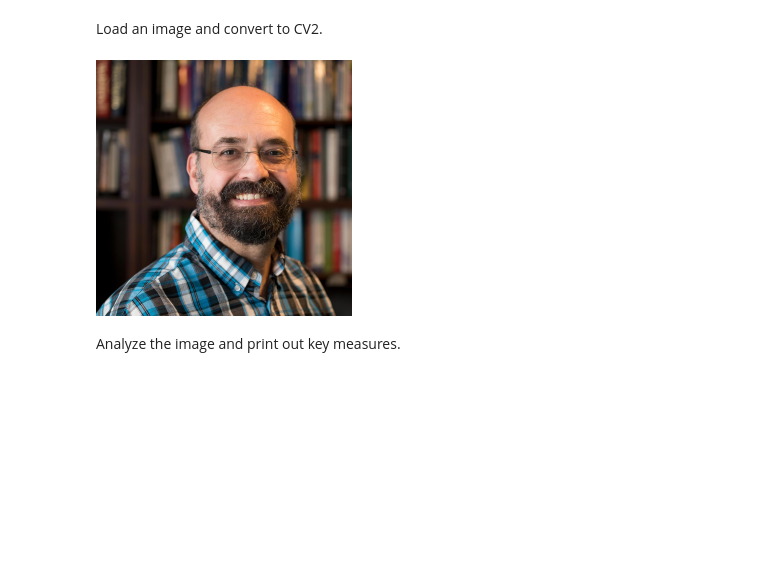
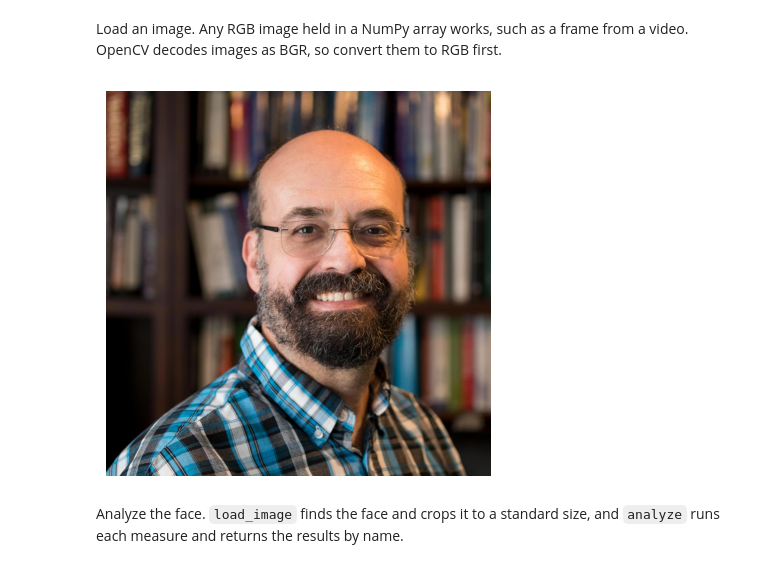
Before and after one commit to jeffheaton/dynaface, a Jupyter notebook: dynaface-lib-python/examples/dynaface_intro.ipynb, the cells around one changed output. Drawn from its saved outputs; the diff is of its cells as text; code cells hidden in the pictures; blank space fills up the shorter version.

```diff
--- a/dynaface-lib-python/examples/dynaface_intro.ipynb
+++ b/dynaface-lib-python/examples/dynaface_intro.ipynb
@@ -59 +17,14 @@ def scale_image(image, max_width=256):
+# %%
+%matplotlib inline
+import matplotlib.pyplot as plt
+from IPython.display import display
+
+
+def show(image, size=5):
+    """Display an RGB image inline."""
+    fig, ax = plt.subplots(figsize=(size, size))
+    ax.imshow(image)
+    ax.axis("off")
+    display(fig)
+    plt.close(fig)
 # %% [markdown]
@@ -101,29 +65,21 @@ Detected device: cpu
-# %% [markdown]
-Load an image and convert to CV2.
+# %% [markdown]
+Load an image. Any RGB image held in a NumPy array works, such as a frame from a video. OpenCV decodes images as BGR, so convert them to RGB first.
 # %%
 import cv2
 import numpy as np
-import matplotlib.pyplot as plt
 import requests
-from google.colab.patches import cv2_imshow
-from io import BytesIO
 
-# Provide the image URL
-image_url = "https://www.heatonresearch.com/images/jeff/about-jeff-heaton-2020.jpg"  # Replace with the actual image URL
+image_url = "https://www.heatonresearch.com/images/jeff/about-jeff-heaton-2020.jpg"
 
-# Download the image
-response = requests.get(image_url)
-image_array = np.array(bytearray(response.content), dtype=np.uint8)
+response = requests.get(image_url, timeout=30)
+image = cv2.imdecode(np.frombuffer(response.content, dtype=np.uint8), cv2.IMREAD_COLOR)
+image = cv2.cvtColor(image, cv2.COLOR_BGR2RGB)
 
-# Decode the image using OpenCV
-image = cv2.imdecode(image_array, cv2.IMREAD_COLOR)
-
-# display the image
-cv2_imshow(scale_image(image))
+show(image)
 # %% [output]
-[figure, old version]
+[figure, new version]
-# %% [markdown]
-Analyze the image and print out key measures.
+# %% [markdown]
+Analyze the face. `load_image` finds the face and crops it to a standard size, and `analyze` runs each measure and returns the results by name.
 # %%
 from dynaface.measures_frontal import AnalyzeLandmarks
 
```
Also changed, not shown: parts of 17 cells of this notebook, 3 other files.
